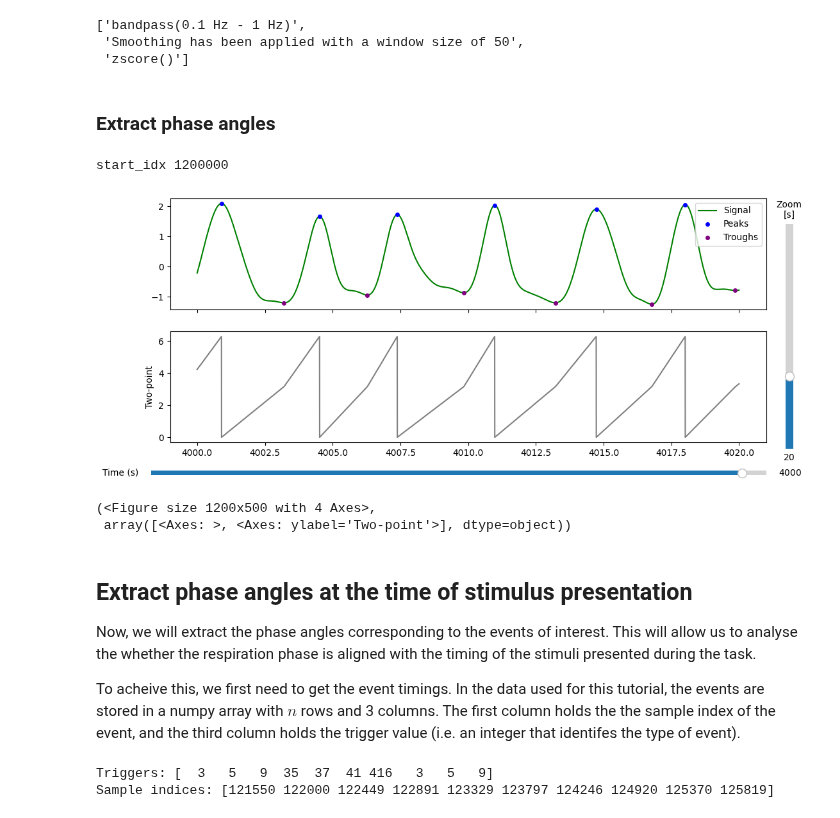
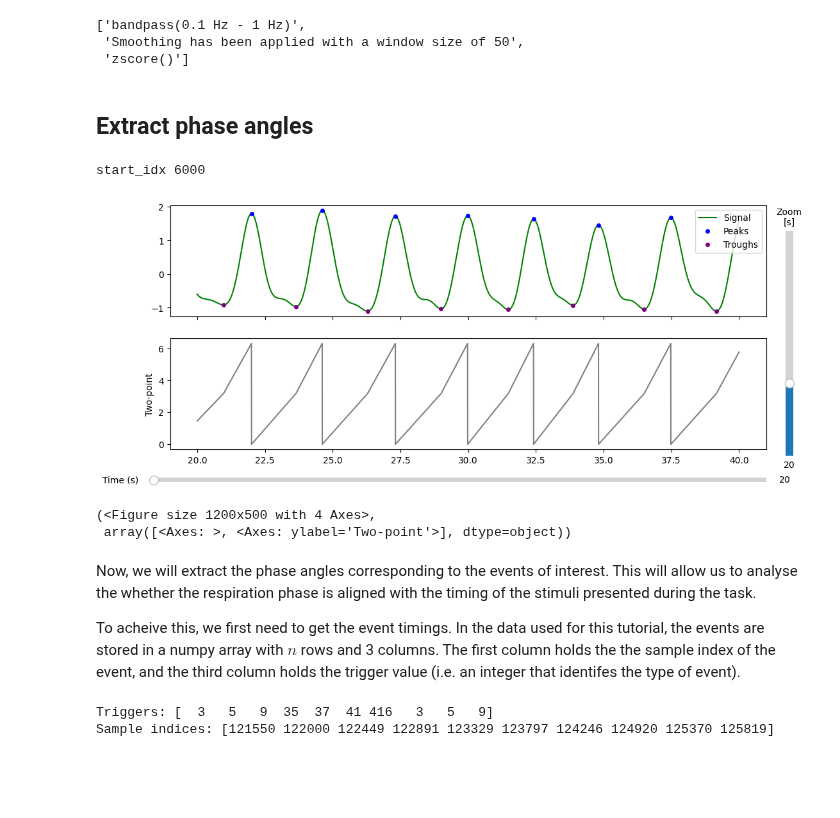
Before and after one commit to laurabpaulsen/pyriodic, a Jupyter notebook: docs_src/tutorials/01_intro.ipynb, the cells around one changed output. Saved outputs shown, nothing was run; the diff lists cells and outputs as text; code cells hidden in the pictures; blank space fills up the shorter version.

```diff
--- a/docs_src/tutorials/01_intro.ipynb
+++ b/docs_src/tutorials/01_intro.ipynb
@@ -61,30 +61,29 @@ raw.history
 ['bandpass(0.1 Hz - 1 Hz)',
  'Smoothing has been applied with a window size of 50',
  'zscore()']
-# %% [markdown]
-### Extract phase angles
-# %%
-phase, peaks, troughs = raw.phase_linear(prominence=0.1, distance=0.5)
-
-plot_phase_diagnostics(
-            {"Two-point": phase},
-            start = 4000,
-            window_duration = 20,
-            fs = raw.fs,
-            data = raw.ts, #the preproccessed data
-            peaks=peaks,
-            troughs=troughs
-        )
-# %% [output]
-start_idx 1200000
-[figure, old version]
-(<Figure size 1200x500 with 4 Axes>,
- array([<Axes: >, <Axes: ylabel='Two-point'>], dtype=object))
 # %% [markdown]
-## Extract phase angles at the time of stimulus presentation
-Now, we will extract the phase angles corresponding to the events of interest. This will allow us to analyse the whether the respiration phase is aligned with the timing of the stimuli presented during the task.
-
-To acheive this, we first need to get the event timings. In the data used for this tutorial, the events are stored in a numpy array with $n$ rows and 3 columns. The first column holds the the sample index of the event, and the third column holds the trigger value (i.e. an integer that identifes the type of event).
+## Extract phase angles
+# %%
+phase, peaks, troughs = raw.phase_linear(prominence=0.1, distance=0.5)
+
+plot_phase_diagnostics(
+            {"Two-point": phase},
+            start = 20,
+            window_duration = 20,
+            fs = raw.fs,
+            data = raw.ts, #the preproccessed data
+            peaks=peaks,
+            troughs=troughs
+        )
+# %% [output]
+start_idx 6000
+[figure, new version]
+(<Figure size 1200x500 with 4 Axes>,
+ array([<Axes: >, <Axes: ylabel='Two-point'>], dtype=object))
+# %% [markdown]
+Now, we will extract the phase angles corresponding to the events of interest. This will allow us to analyse the whether the respiration phase is aligned with the timing of the stimuli presented during the task.
+
+To acheive this, we first need to get the event timings. In the data used for this tutorial, the events are stored in a numpy array with $n$ rows and 3 columns. The first column holds the the sample index of the event, and the third column holds the trigger value (i.e. an integer that identifes the type of event).
 # %%
 events = data["events"]
 
```
Also changed, not shown: parts of 1 cell of this notebook, 2 other files.
